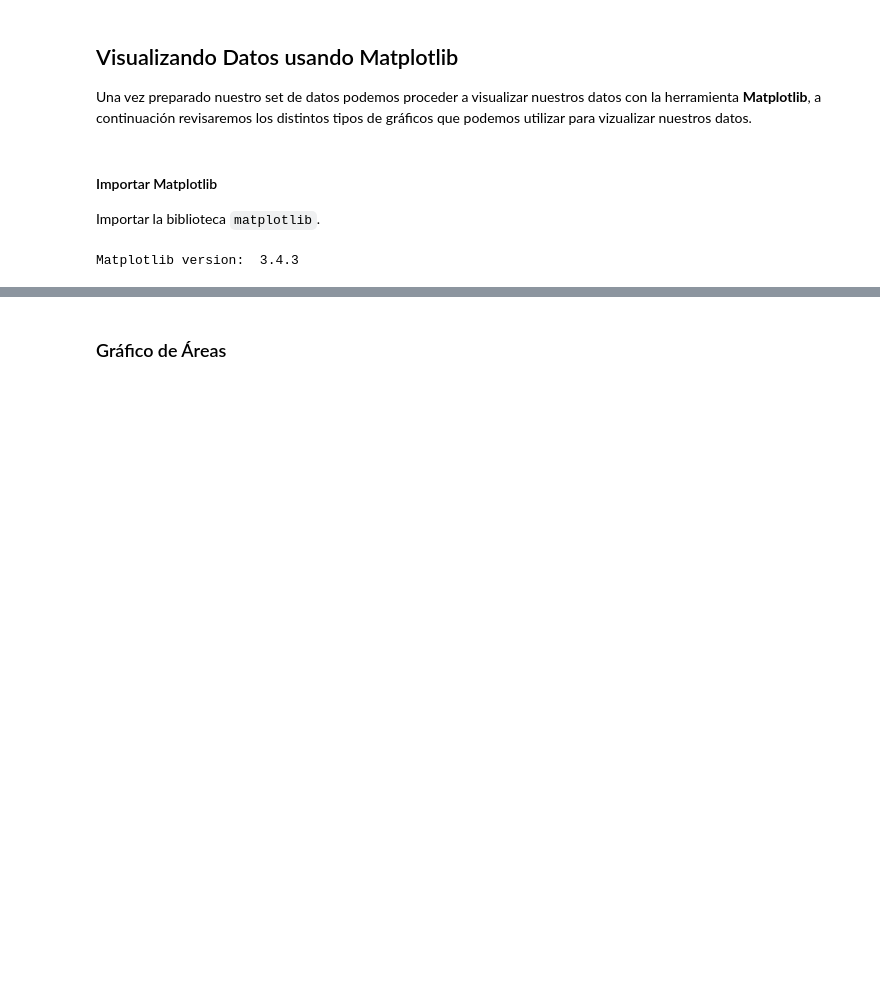
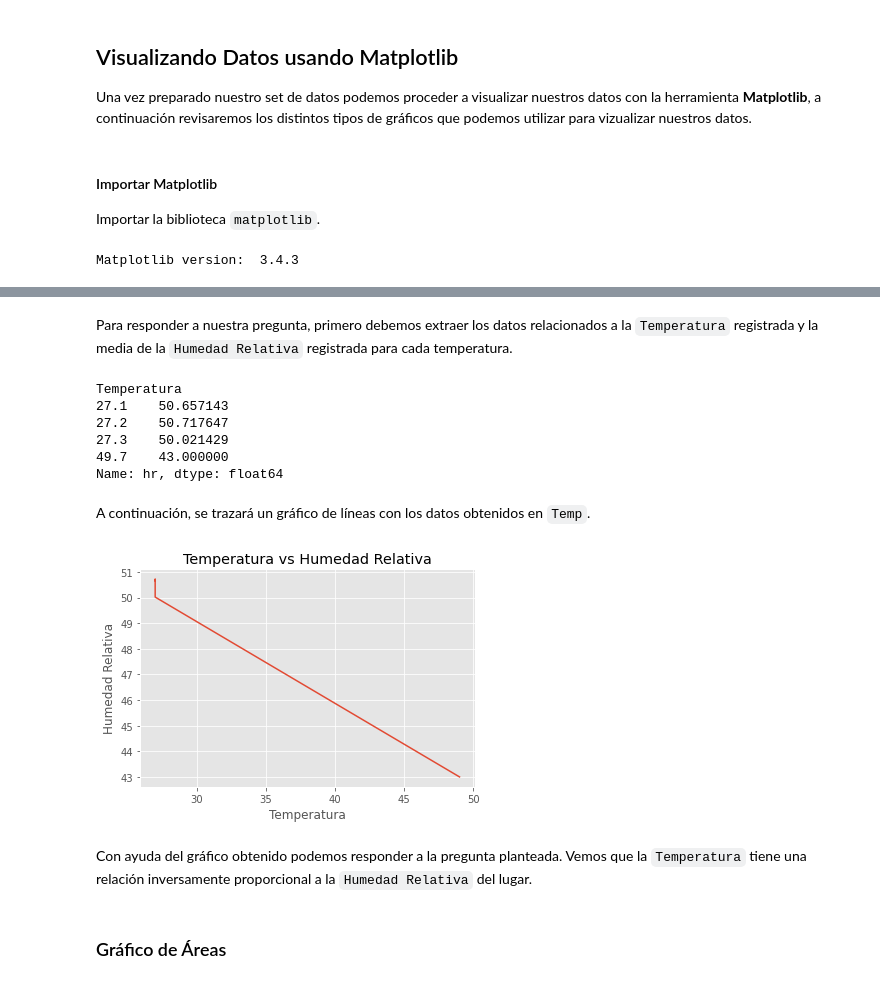
Before and after one commit to gaticavm9/Visualizacion-Datos-TPCD, a Jupyter notebook: main.ipynb, the cells around one changed output, grey strips where cells are left out. Cells and saved outputs as stored; diff of their text form; code cells hidden in the pictures; blank space fills up the shorter version.

```diff
--- a/main.ipynb
+++ b/main.ipynb
@@ -113,2 +119,28 @@ Matplotlib version:  3.4.3
+# %% [markdown]
+Para responder a nuestra pregunta, primero debemos extraer los datos relacionados a la `Temperatura` registrada y la media de la `Humedad Relativa` registrada para cada temperatura.
+# %%
+Temp = df_can.groupby("Temperatura")["hr"].mean()
+Temp.head()
+# %% [output]
+Temperatura
+27.1    50.657143
+27.2    50.717647
+27.3    50.021429
+49.7    43.000000
+Name: hr, dtype: float64
+# %% [markdown]
+A continuación, se trazará un gráfico de líneas con los datos obtenidos en `Temp`.
+# %%
+Temp.index = Temp.index.map(int) # cambia el valor índice de Haiti al tipo entero para su trazado
+Temp.plot(kind='line')
+
+plt.title('Temperatura vs Humedad Relativa')
+plt.ylabel('Humedad Relativa')
+
+plt.show()
+# %% [output]
+[figure, added]
+# %% [markdown]
+Con ayuda del gráfico obtenido podemos responder a la pregunta planteada. Vemos que la `Temperatura` tiene una relación inversamente proporcional a la `Humedad Relativa` del lugar.
 # %% [markdown]
 ### Gráfico de Áreas<a id="6"></a>
```
Also changed, not shown: parts of 3 cells of this notebook.
